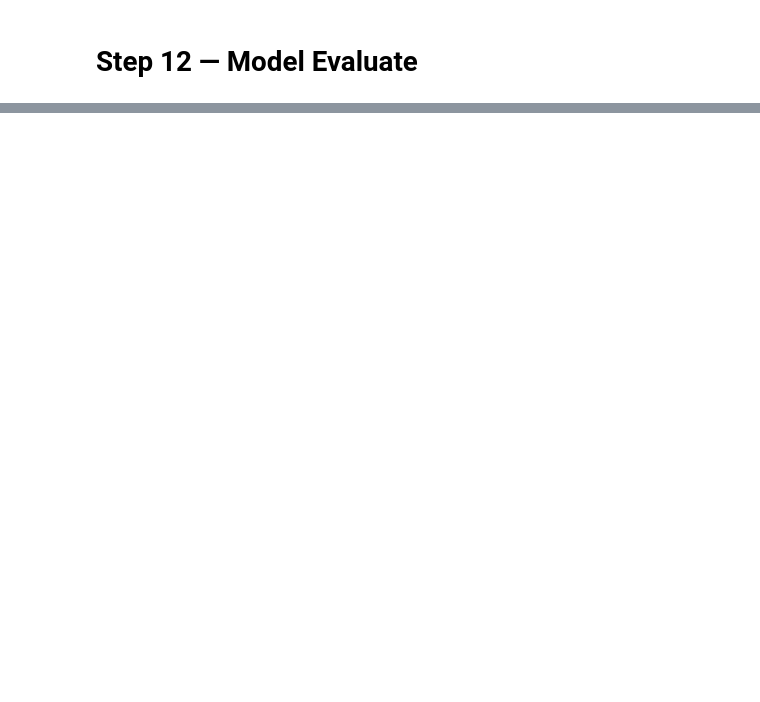
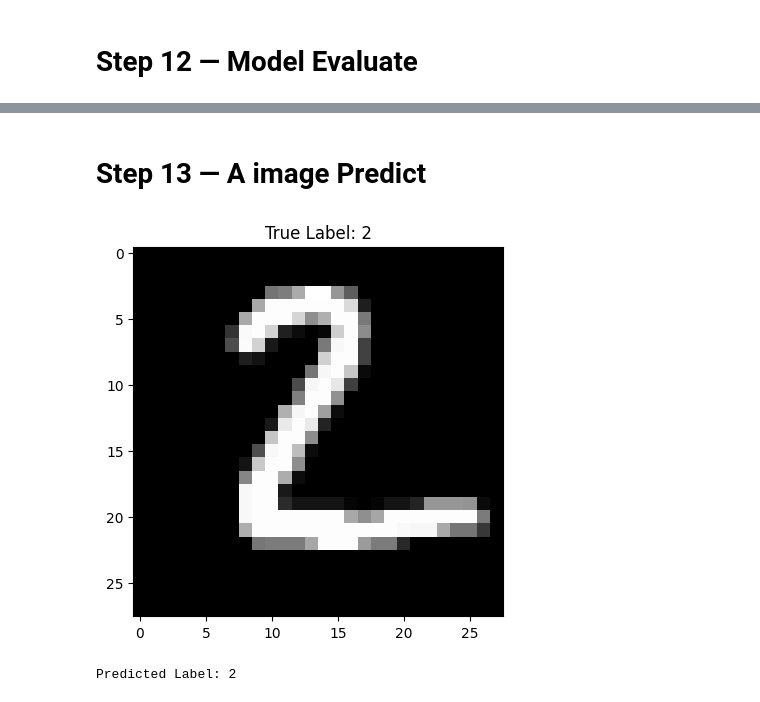
Before and after one commit to DhimanTarafdar/handwritten-digit-classification--MNIST-, a Jupyter notebook: Handwritten_digit_classification_(MNIST).ipynb, the cells around one changed output, grey strips where cells are left out. Saved outputs shown, nothing was run; the diff lists cells and outputs as text; code cells hidden in the pictures; blank space fills up the shorter version.

Commit message:
Image predict and train loss show in graph.

```diff
--- a/Handwritten_digit_classification_(MNIST).ipynb
+++ b/Handwritten_digit_classification_(MNIST).ipynb
@@ -181,0 +190,18 @@ print(correct / total)
+# %% [markdown]
+# **Step 13 — A image Predict**
+# %%
+# predict a single test image
+sample_image, true_label = test_data[1]
+
+plt.imshow(sample_image.squeeze(), cmap='gray')
+plt.title(f'True Label: {true_label}')
+plt.show()
+
+# reshape and predict
+input_tensor = sample_image.view(-1).unsqueeze(0)
+predicted_label = model(input_tensor).argmax(axis=1)
+
+print("Predicted Label:", predicted_label.item())
+# %% [output]
+[figure, added]
+Predicted Label: 2
```
Also changed, not shown: parts of 4 cells of this notebook.
